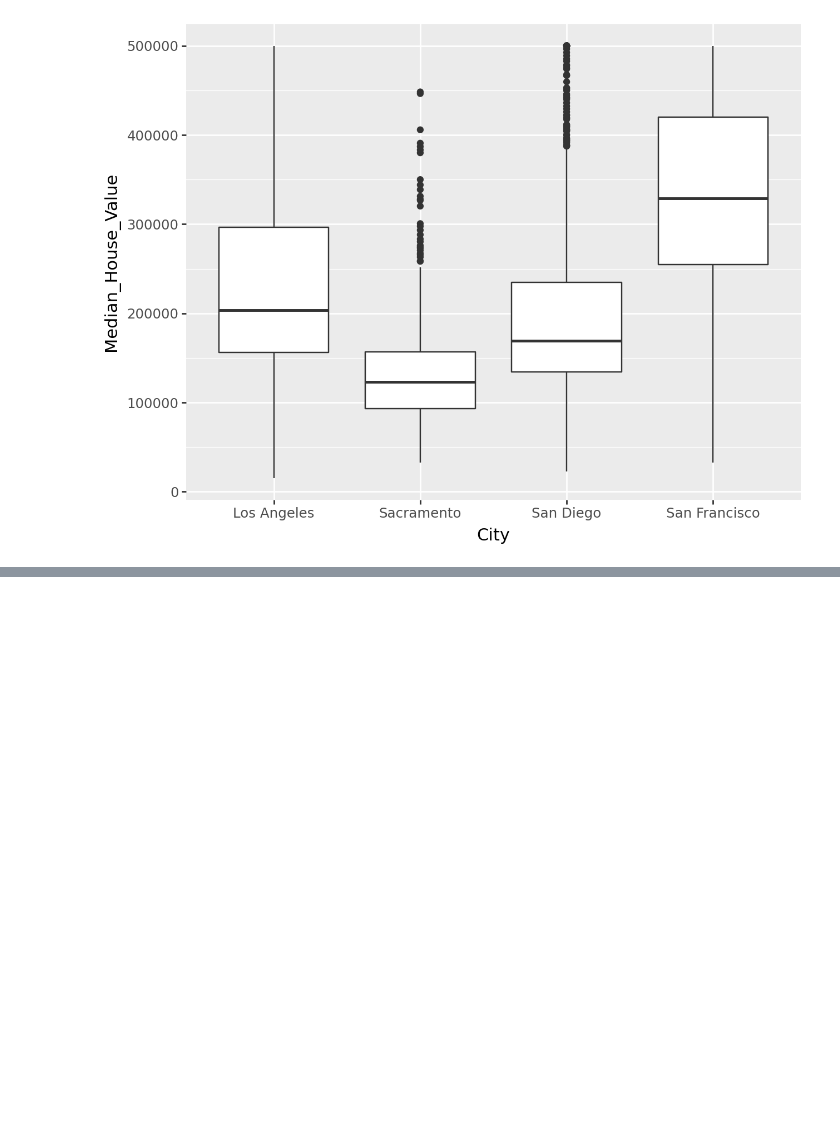
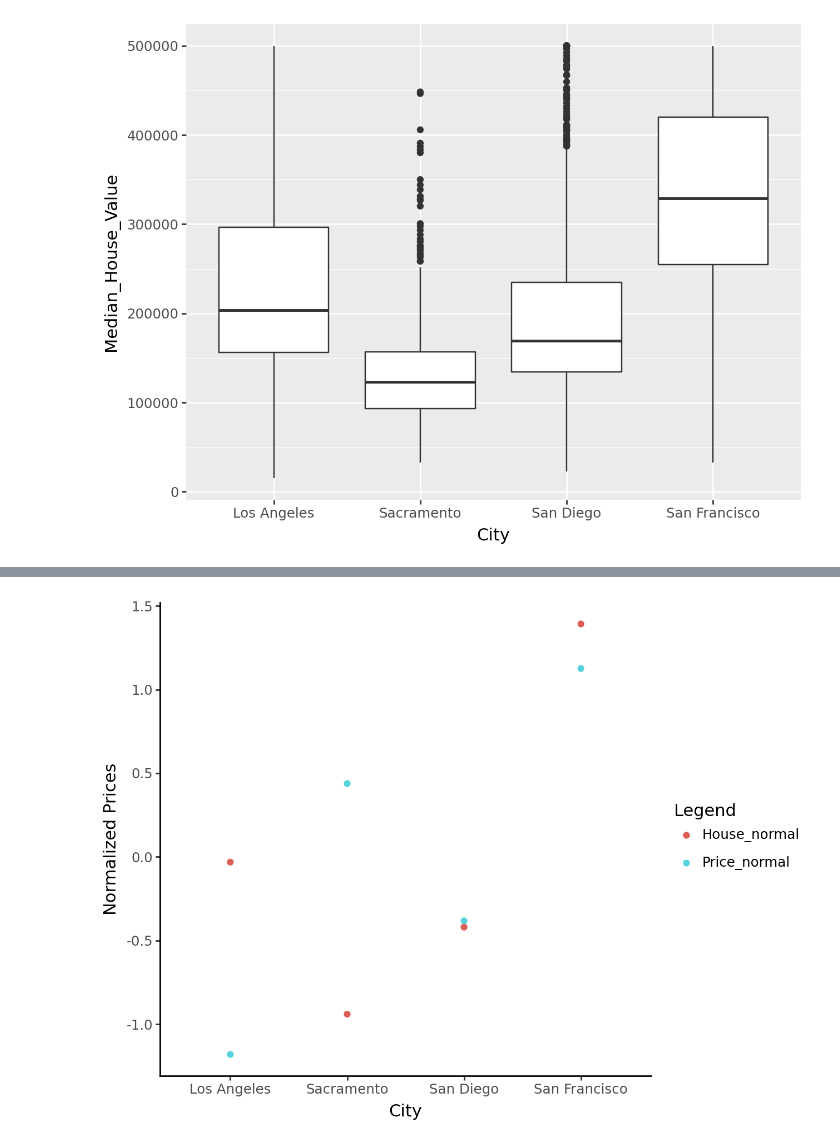
Before and after one commit to davisbove/GSB_544, a Jupyter notebook: Lab_2/Lab_2.ipynb, the cells around one changed output, grey strips where cells are left out. Saved outputs shown, nothing was run; the diff lists cells and outputs as text; code cells hidden in the pictures; blank space fills up the shorter version.

```diff
--- a/Lab_2/Lab_2.ipynb
+++ b/Lab_2/Lab_2.ipynb
@@ -225,13 +210,13 @@ from plotnine import geom_boxplot
 [figure]
 # %%
 #porportion of avocados by size and organic vs. conventional
-#long to wide
-# Cali_df["Sum"] = Cali_df["Small/Medium"]+ Cali_df["Large"]+ Cali_df["X-Large"]
-# Cali_df["Small_pct"] = Cali_df["Small/Medium"]/Cali_df["Sum"]
-# Cali_df["Large_pct"] = Cali_df["Large"]/Cali_df["Sum"]
-# Cali_df["X-Large_pct"] = Cali_df["X-Large"]/Cali_df["Sum"]
+
+Cali_df["Sum"] = Cali_df["Small/Medium"]+ Cali_df["Large"]+ Cali_df["X-Large"]
+Cali_df["Small_pct"] = Cali_df["Small/Medium"]/Cali_df["Sum"]
+Cali_df["Large_pct"] = Cali_df["Large"]/Cali_df["Sum"]
+Cali_df["X-Large_pct"] = Cali_df["X-Large"]/Cali_df["Sum"]
 # Cali_df
 
 long_cali= Cali_df.melt(id_vars= ["geography", "organic"], var_name= "Size", value_name= "amount", value_vars= ["Small/Medium", "Large", "X-Large"])
-long_cali
+# long_cali
 # %% [output]
@@ -267,6 +255,6 @@ Housing_cities = Housing_cities[["Median_House_Value", "Median_Income", "Median_
 # %% [output]
 [figure]
 # %%
-# Cali_df["total_price"] = Cali_df["average_price"]*Cali_df["total_volume"]
-# (ggplot(Cali_df, aes(x = "geography", y ="total_price", fill = "organic"))+ geom_boxplot())
+Cali_df["total_price"] = Cali_df["average_price"]*Cali_df["total_volume"]
+# (ggplot(Cali_df, aes(x = "geography", y ="total_price"))+ geom_boxplot())
 # %% [output]
@@ -283,0 +273,10 @@ Housing_cities = Housing_cities[["Median_House_Value", "Median_Income", "Median_
+# %%
+Cali_city_medians = Cali_df.groupby("geography")["average_price"].median()
+Cali_city_medians= pd.DataFrame(Cali_city_medians)
+Cali_city_medians = Cali_city_medians.reset_index()
+Cali_house_medians = Housing_cities.groupby("City")["Median_House_Value"].median()
+Cali_house_medians= pd.DataFrame(Cali_house_medians)
+Cali_house_medians = Cali_house_medians.reset_index()
+#Merging Dataframes
+Cali_house_medians = Cali_house_medians.rename(columns= {"City" : "geography"})
+Cali_city_medians = Cali_city_medians.merge(Cali_house_medians, on=  ["geography"])
@@ -283,0 +289,8 @@ Housing_cities = Housing_cities[["Median_House_Value", "Median_Income", "Median_
+# %%
+#normalize data
+Cali_city_medians["Price_normal"] = (Cali_city_medians["average_price"]- Cali_city_medians["average_price"].mean())/Cali_city_medians["average_price"].std()
+Cali_city_medians["House_normal"] = (Cali_city_medians["Median_House_Value_x"]- Cali_city_medians["Median_House_Value_x"].mean())/Cali_city_medians["Median_House_Value_x"].std()
+Cali_city_medians_long = Cali_city_medians.melt(id_vars='geography', value_vars=['Price_normal', 'House_normal'], var_name='Price Type', value_name='Normalized Price')
+(ggplot(Cali_city_medians_long, aes(x = "geography", y = "Normalized Price",  color = "Price Type")) + geom_point() + labs(x = "City", y = "Normalized Prices", color = "Legend") +theme_classic())
+# %% [output]
+[figure, added]
```
Also changed, not shown: parts of 9 cells of this notebook, 1 other file.
